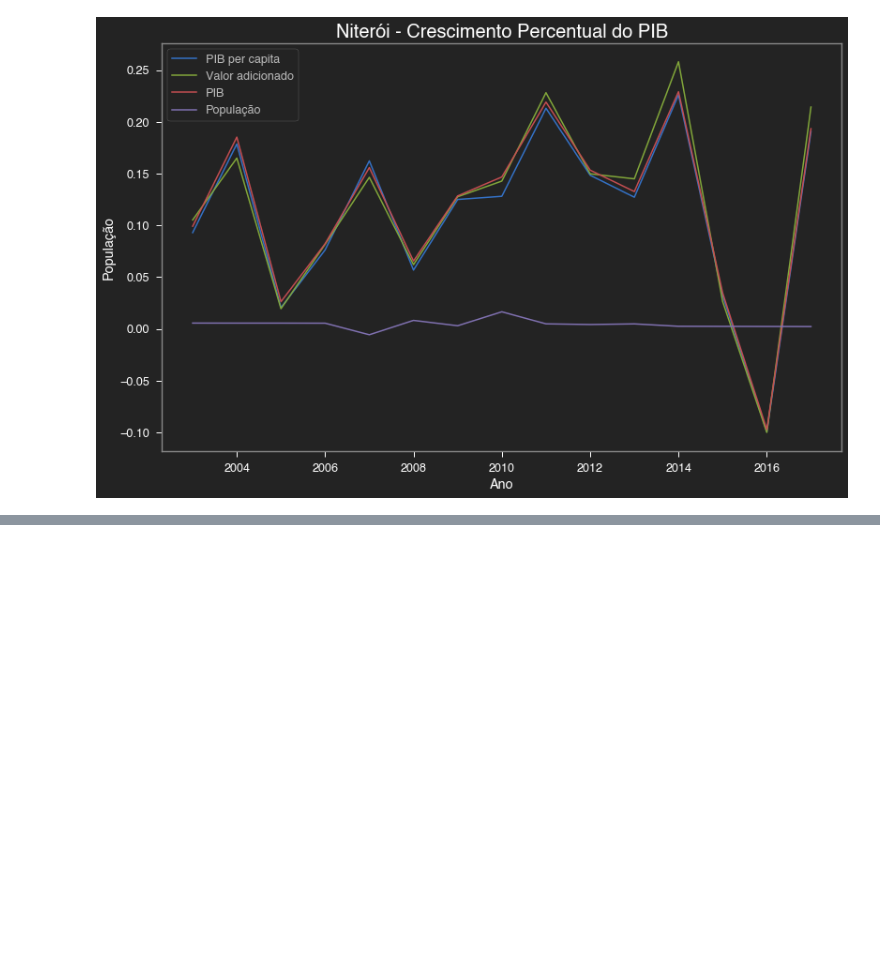
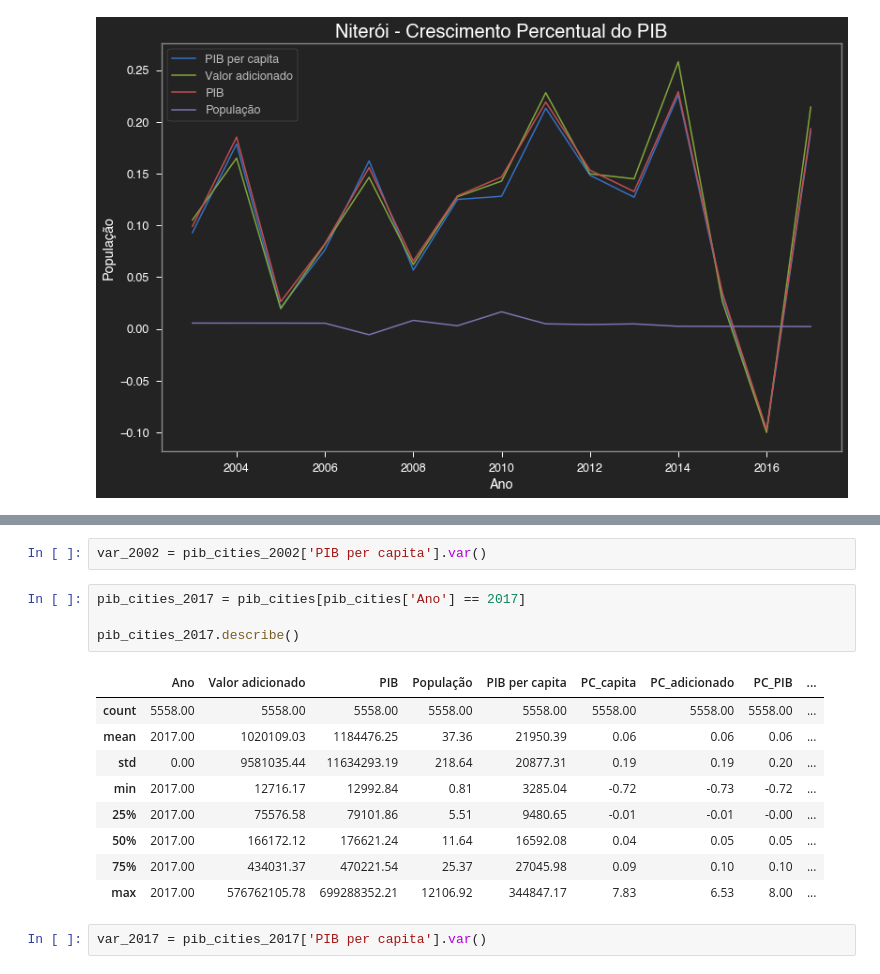
Before and after one commit to danielnrocha/Convergencia_PIB_Municipios, a Jupyter notebook: ConvergenciaMunicipios.ipynb, the cells around one changed output, grey strips where cells are left out. Drawn from its saved outputs; the diff is of its cells as text; blank space fills up the shorter version.

```diff
--- a/ConvergenciaMunicipios.ipynb
+++ b/ConvergenciaMunicipios.ipynb
@@ -259,0 +270,18 @@ pct_change_city_name('Barão de Antonina',show_table=True,show_plot=False)
+# %%
+var_2002 = pib_cities_2002['PIB per capita'].var()
+# %%
+pib_cities_2017 = pib_cities[pib_cities['Ano'] == 2017]
+
+pib_cities_2017.describe()
+# %% [output]
+|  | Ano | Valor adicionado | PIB | População | PIB per capita | PC_capita | PC_adicionado | PC_PIB | ... |
+| count | 5558.00 | 5558.00 | 5558.00 | 5558.00 | 5558.00 | 5558.00 | 5558.00 | 5558.00 | ... |
+| mean | 2017.00 | 1020109.03 | 1184476.25 | 37.36 | 21950.39 | 0.06 | 0.06 | 0.06 | ... |
+| std | 0.00 | 9581035.44 | 11634293.19 | 218.64 | 20877.31 | 0.19 | 0.19 | 0.20 | ... |
+| min | 2017.00 | 12716.17 | 12992.84 | 0.81 | 3285.04 | -0.72 | -0.73 | -0.72 | ... |
+| 25% | 2017.00 | 75576.58 | 79101.86 | 5.51 | 9480.65 | -0.01 | -0.01 | -0.00 | ... |
+| 50% | 2017.00 | 166172.12 | 176621.24 | 11.64 | 16592.08 | 0.04 | 0.05 | 0.05 | ... |
+| 75% | 2017.00 | 434031.37 | 470221.54 | 25.37 | 27045.98 | 0.09 | 0.10 | 0.10 | ... |
+| max | 2017.00 | 576762105.78 | 699288352.21 | 12106.92 | 344847.17 | 7.83 | 6.53 | 8.00 | ... |
+# %%
+var_2017 = pib_cities_2017['PIB per capita'].var()
```
Also changed, not shown: parts of 13 cells of this notebook.
